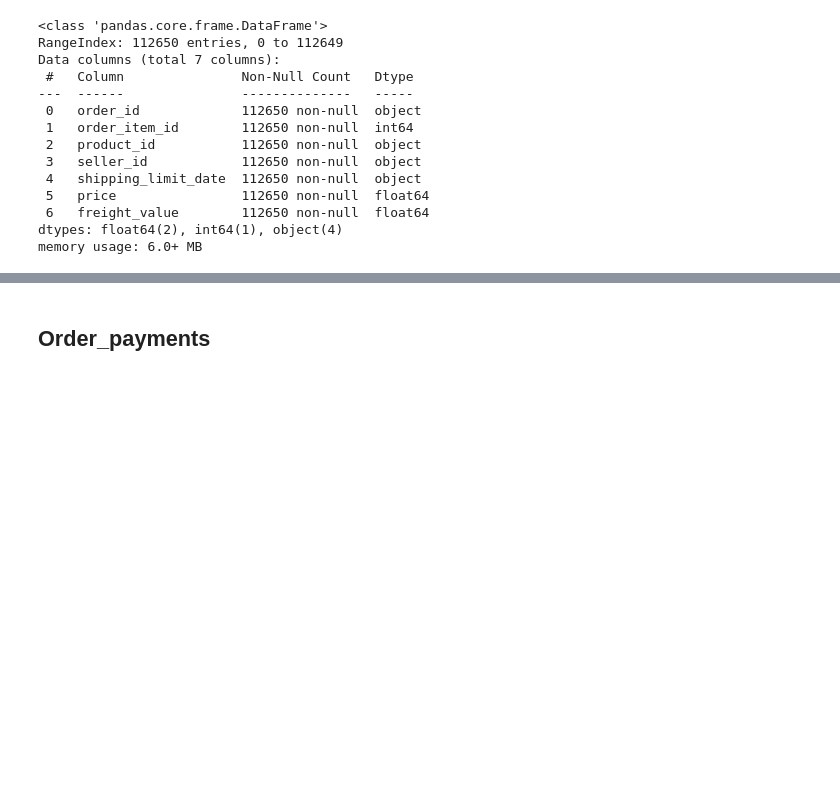
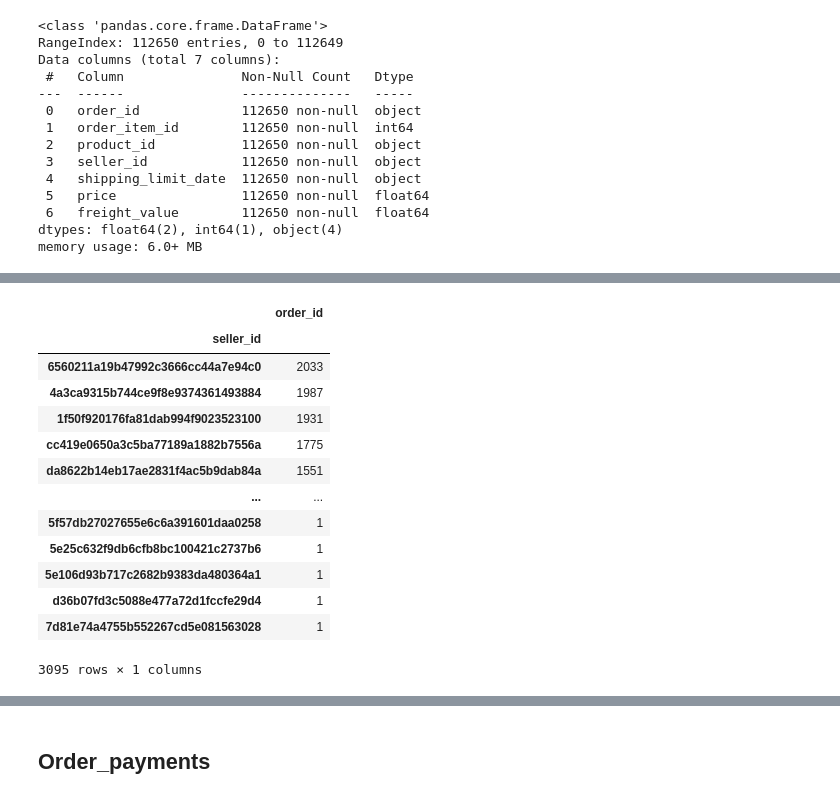
Before and after one commit to Lautaro555/Final-project-Olist, a Jupyter notebook: EDA.ipynb, the cells around one changed output, grey strips where cells are left out. Saved outputs shown, nothing was run; the diff lists cells and outputs as text; code cells hidden in the pictures; blank space fills up the shorter version.

```diff
--- a/EDA.ipynb
+++ b/EDA.ipynb
@@ -344,0 +405,18 @@ Order_items.describe(include=['O'])
+# %%
+# Revisión de la columna seller_id; cuál es el vendedor con más órdenes
+Order_items[['order_id','seller_id']].groupby(['seller_id']).count().sort_values('order_id', ascending=False)
+# %% [output]
+|  | order_id |
+| seller_id |  |
+| 6560211a19b47992c3666cc44a7e94c0 | 2033 |
+| 4a3ca9315b744ce9f8e9374361493884 | 1987 |
+| 1f50f920176fa81dab994f9023523100 | 1931 |
+| cc419e0650a3c5ba77189a1882b7556a | 1775 |
+| da8622b14eb17ae2831f4ac5b9dab84a | 1551 |
+| ... | ... |
+| 5f57db27027655e6c6a391601daa0258 | 1 |
+| 5e25c632f9db6cfb8bc100421c2737b6 | 1 |
+| 5e106d93b717c2682b9383da480364a1 | 1 |
+| d36b07fd3c5088e477a72d1fccfe29d4 | 1 |
+| 7d81e74a4755b552267cd5e081563028 | 1 |
+3095 rows × 1 columns
```
Also changed, not shown: parts of 18 cells of this notebook.
